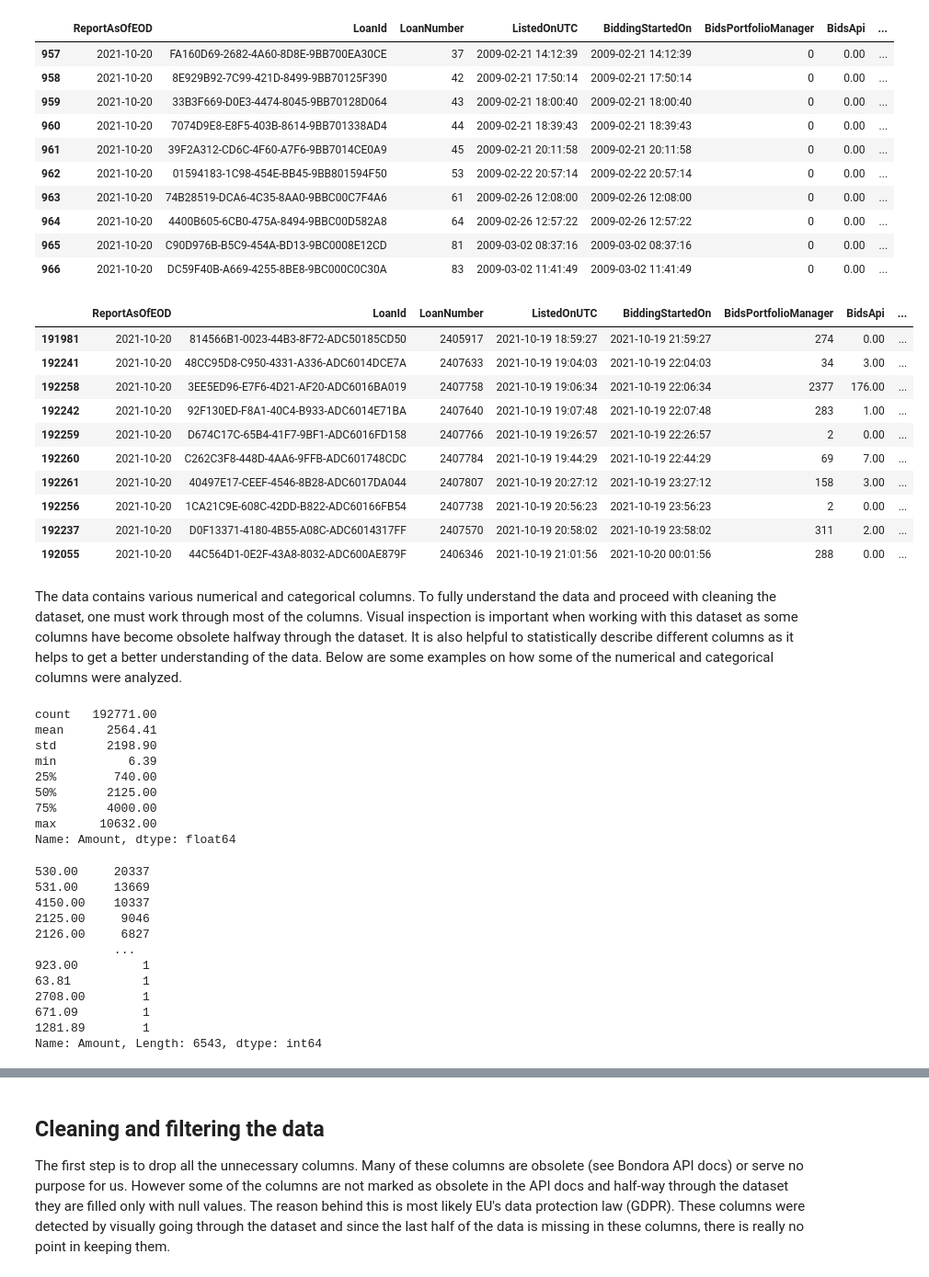
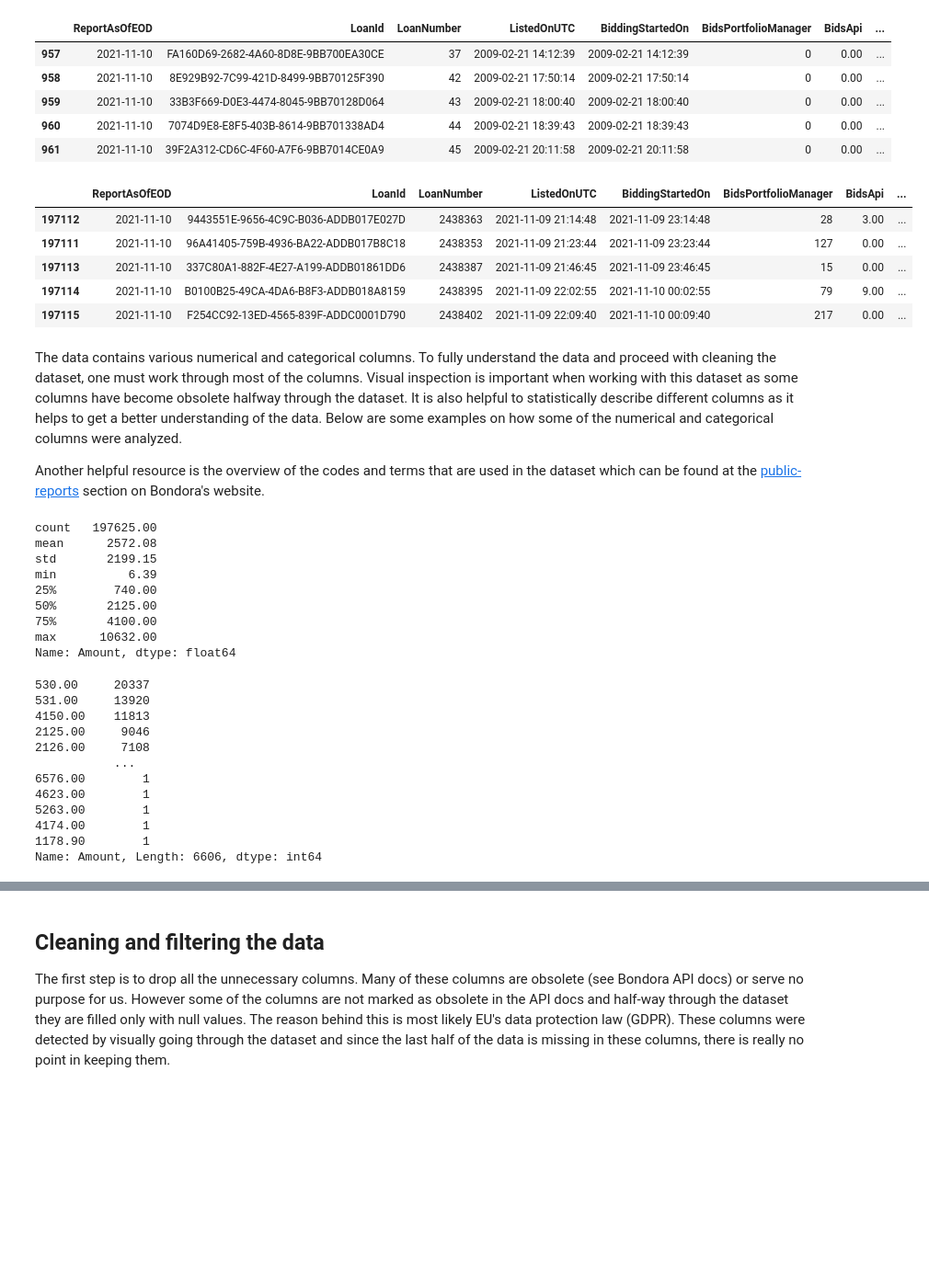
Before and after one commit to danaju/Bondora-loan-prediction, a Jupyter notebook: 1-preprocessing.ipynb, the cells around one changed output, grey strips where cells are left out. Shown at 92% size. Drawn from its saved outputs; the diff is of its cells as text; code cells hidden in the pictures; blank space fills up the shorter version.

```diff
--- a/1-preprocessing.ipynb
+++ b/1-preprocessing.ipynb
@@ -37,7 +38,7 @@ def download():
 
 #download()
 # %%
-data = pd.read_csv("LoanData.csv")
+data = pd.read_csv("data/LoanData.csv")
 data = data.sort_values(by=['ListedOnUTC'])
 # %% [markdown]
 ## Inspecting the data
@@ -50,44 +51,36 @@ DataFrame shape: (192771, 112)
 # %%
-data.head(10)
+data.head(5)
 # %% [output]
 |  | ReportAsOfEOD | LoanId | LoanNumber | ListedOnUTC | BiddingStartedOn | BidsPortfolioManager | BidsApi | ... |
-| 957 | 2021-10-20 | FA160D69-2682-4A60-8D8E-9BB700EA30CE | 37 | 2009-02-21 14:12:39 | 2009-02-21 14:12:39 | 0 | 0.00 | ... |
-| 958 | 2021-10-20 | 8E929B92-7C99-421D-8499-9BB70125F390 | 42 | 2009-02-21 17:50:14 | 2009-02-21 17:50:14 | 0 | 0.00 | ... |
-| 959 | 2021-10-20 | 33B3F669-D0E3-4474-8045-9BB70128D064 | 43 | 2009-02-21 18:00:40 | 2009-02-21 18:00:40 | 0 | 0.00 | ... |
-| 960 | 2021-10-20 | 7074D9E8-E8F5-403B-8614-9BB701338AD4 | 44 | 2009-02-21 18:39:43 | 2009-02-21 18:39:43 | 0 | 0.00 | ... |
-| 961 | 2021-10-20 | 39F2A312-CD6C-4F60-A7F6-9BB7014CE0A9 | 45 | 2009-02-21 20:11:58 | 2009-02-21 20:11:58 | 0 | 0.00 | ... |
-| 962 | 2021-10-20 | 01594183-1C98-454E-BB45-9BB801594F50 | 53 | 2009-02-22 20:57:14 | 2009-02-22 20:57:14 | 0 | 0.00 | ... |
-| 963 | 2021-10-20 | 74B28519-DCA6-4C35-8AA0-9BBC00C7F4A6 | 61 | 2009-02-26 12:08:00 | 2009-02-26 12:08:00 | 0 | 0.00 | ... |
-| 964 | 2021-10-20 | 4400B605-6CB0-475A-8494-9BBC00D582A8 | 64 | 2009-02-26 12:57:22 | 2009-02-26 12:57:22 | 0 | 0.00 | ... |
-| 965 | 2021-10-20 | C90D976B-B5C9-454A-BD13-9BC0008E12CD | 81 | 2009-03-02 08:37:16 | 2009-03-02 08:37:16 | 0 | 0.00 | ... |
-| 966 | 2021-10-20 | DC59F40B-A669-4255-8BE8-9BC000C0C30A | 83 | 2009-03-02 11:41:49 | 2009-03-02 11:41:49 | 0 | 0.00 | ... |
+| 957 | 2021-11-10 | FA160D69-2682-4A60-8D8E-9BB700EA30CE | 37 | 2009-02-21 14:12:39 | 2009-02-21 14:12:39 | 0 | 0.00 | ... |
+| 958 | 2021-11-10 | 8E929B92-7C99-421D-8499-9BB70125F390 | 42 | 2009-02-21 17:50:14 | 2009-02-21 17:50:14 | 0 | 0.00 | ... |
+| 959 | 2021-11-10 | 33B3F669-D0E3-4474-8045-9BB70128D064 | 43 | 2009-02-21 18:00:40 | 2009-02-21 18:00:40 | 0 | 0.00 | ... |
+| 960 | 2021-11-10 | 7074D9E8-E8F5-403B-8614-9BB701338AD4 | 44 | 2009-02-21 18:39:43 | 2009-02-21 18:39:43 | 0 | 0.00 | ... |
+| 961 | 2021-11-10 | 39F2A312-CD6C-4F60-A7F6-9BB7014CE0A9 | 45 | 2009-02-21 20:11:58 | 2009-02-21 20:11:58 | 0 | 0.00 | ... |
 # %%
-data.tail(10)
+data.tail(5)
 # %% [output]
 |  | ReportAsOfEOD | LoanId | LoanNumber | ListedOnUTC | BiddingStartedOn | BidsPortfolioManager | BidsApi | ... |
-| 191981 | 2021-10-20 | 814566B1-0023-44B3-8F72-ADC50185CD50 | 2405917 | 2021-10-19 18:59:27 | 2021-10-19 21:59:27 | 274 | 0.00 | ... |
-| 192241 | 2021-10-20 | 48CC95D8-C950-4331-A336-ADC6014DCE7A | 2407633 | 2021-10-19 19:04:03 | 2021-10-19 22:04:03 | 34 | 3.00 | ... |
-| 192258 | 2021-10-20 | 3EE5ED96-E7F6-4D21-AF20-ADC6016BA019 | 2407758 | 2021-10-19 19:06:34 | 2021-10-19 22:06:34 | 2377 | 176.00 | ... |
-| 192242 | 2021-10-20 | 92F130ED-F8A1-40C4-B933-ADC6014E71BA | 2407640 | 2021-10-19 19:07:48 | 2021-10-19 22:07:48 | 283 | 1.00 | ... |
-| 192259 | 2021-10-20 | D674C17C-65B4-41F7-9BF1-ADC6016FD158 | 2407766 | 2021-10-19 19:26:57 | 2021-10-19 22:26:57 | 2 | 0.00 | ... |
-| 192260 | 2021-10-20 | C262C3F8-448D-4AA6-9FFB-ADC601748CDC | 2407784 | 2021-10-19 19:44:29 | 2021-10-19 22:44:29 | 69 | 7.00 | ... |
-| 192261 | 2021-10-20 | 40497E17-CEEF-4546-8B28-ADC6017DA044 | 2407807 | 2021-10-19 20:27:12 | 2021-10-19 23:27:12 | 158 | 3.00 | ... |
-| 192256 | 2021-10-20 | 1CA21C9E-608C-42DD-B822-ADC60166FB54 | 2407738 | 2021-10-19 20:56:23 | 2021-10-19 23:56:23 | 2 | 0.00 | ... |
-| 192237 | 2021-10-20 | D0F13371-4180-4B55-A08C-ADC6014317FF | 2407570 | 2021-10-19 20:58:02 | 2021-10-19 23:58:02 | 311 | 2.00 | ... |
-| 192055 | 2021-10-20 | 44C564D1-0E2F-43A8-8032-ADC600AE879F | 2406346 | 2021-10-19 21:01:56 | 2021-10-20 00:01:56 | 288 | 0.00 | ... |
+| 197112 | 2021-11-10 | 9443551E-9656-4C9C-B036-ADDB017E027D | 2438363 | 2021-11-09 21:14:48 | 2021-11-09 23:14:48 | 28 | 3.00 | ... |
+| 197111 | 2021-11-10 | 96A41405-759B-4936-BA22-ADDB017B8C18 | 2438353 | 2021-11-09 21:23:44 | 2021-11-09 23:23:44 | 127 | 0.00 | ... |
+| 197113 | 2021-11-10 | 337C80A1-882F-4E27-A199-ADDB01861DD6 | 2438387 | 2021-11-09 21:46:45 | 2021-11-09 23:46:45 | 15 | 0.00 | ... |
+| 197114 | 2021-11-10 | B0100B25-49CA-4DA6-B8F3-ADDB018A8159 | 2438395 | 2021-11-09 22:02:55 | 2021-11-10 00:02:55 | 79 | 9.00 | ... |
+| 197115 | 2021-11-10 | F254CC92-13ED-4565-839F-ADDC0001D790 | 2438402 | 2021-11-09 22:09:40 | 2021-11-10 00:09:40 | 217 | 0.00 | ... |
 # %% [markdown]
 The data contains various numerical and categorical columns. To fully understand the data and proceed with cleaning the dataset, one must work through most of the columns. Visual inspection is important when working with this dataset as some columns have become obsolete halfway through the dataset. It is also helpful to statistically describe different columns as it helps to get a better understanding of the data. Below are some examples on how some of the numerical and categorical columns were analyzed.
+
+Another helpful resource is the overview of the codes and terms that are used in the dataset which can be found at the [public-reports](https://www.bondora.com/en/public-reports) section on Bondora's website.
 # %%
 # Describing a numerical column
 data.Amount.describe()
 # %% [output]
-count   192771.00
-mean      2564.41
-std       2198.90
+count   197625.00
+mean      2572.08
+std       2199.15
 min          6.39
 25%        740.00
 50%       2125.00
-75%       4000.00
+75%       4100.00
 max      10632.00
 Name: Amount, dtype: float64
 # %%
@@ -95,17 +88,17 @@ Name: Amount, dtype: float64
 data.Amount.value_counts(dropna=False)
 # %% [output]
 530.00     20337
-531.00     13669
-4150.00    10337
+531.00     13920
+4150.00    11813
 2125.00     9046
-2126.00     6827
+2126.00     7108
            ...
-923.00         1
-63.81          1
-2708.00        1
-671.09         1
-1281.89        1
-Name: Amount, Length: 6543, dtype: int64
+6576.00        1
+4623.00        1
+5263.00        1
+4174.00        1
+1178.90        1
+Name: Amount, Length: 6606, dtype: int64
 # %%
 # Describing a categorical column
 data.Rating.describe()
```
Also changed, not shown: parts of 23 cells of this notebook.
